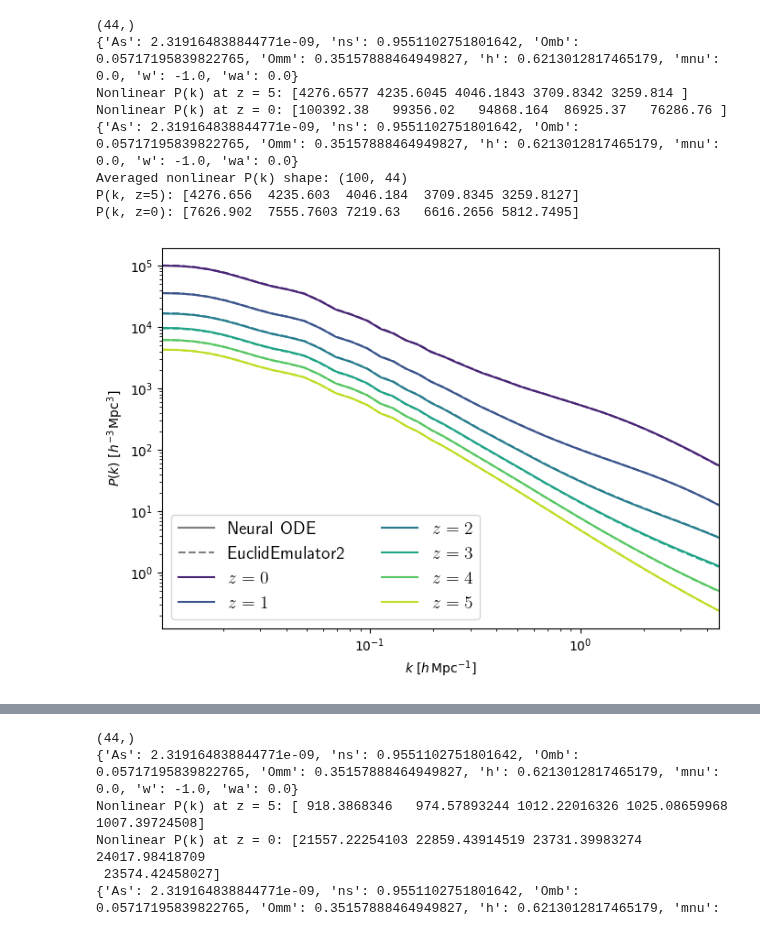
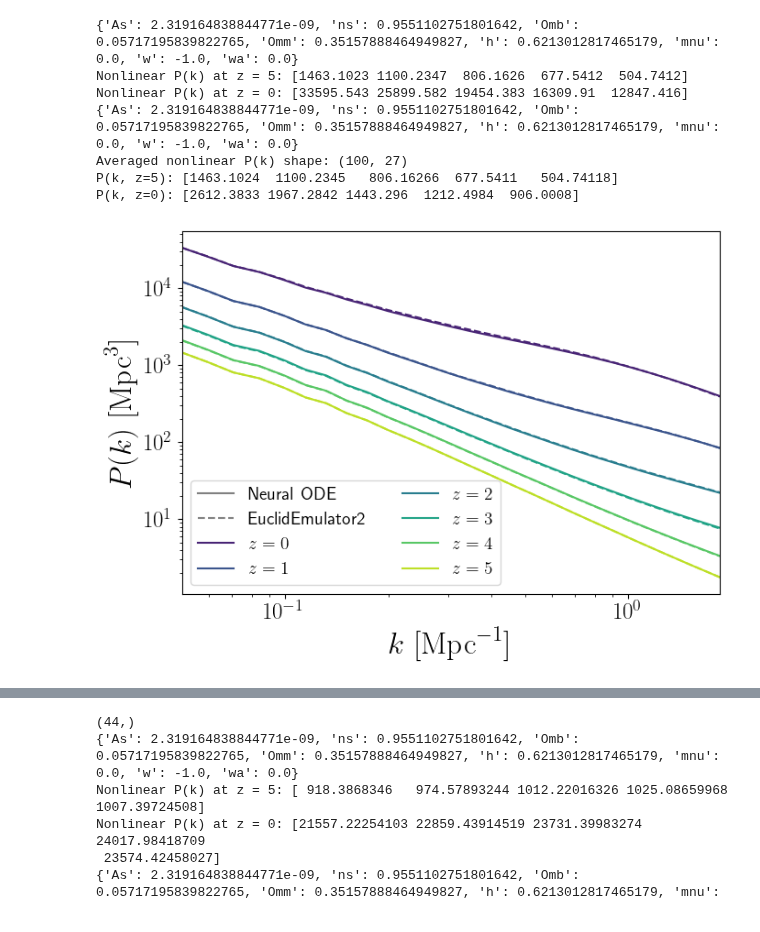
Before and after one commit to pltaylor16/odd_emu, a Jupyter notebook: new_approach_2/results.ipynb, the cells around one changed output, grey strips where cells are left out. Drawn from its saved outputs; the diff is of its cells as text; code cells hidden in the pictures.

```diff
--- a/new_approach_2/results.ipynb
+++ b/new_approach_2/results.ipynb
@@ -13,9 +13,9 @@ for seed in [42]:
 
     # --- Load k-grid ---
     k_full = emulator.modes.astype(np.float32)
-    k_idx = np.where((k_full > 1e-2) & (k_full < 4.9))[0][::6]
+    k_idx = np.where((k_full > 5e-2) & (k_full < 2.))[0][::6]
     k = k_full[k_idx]
-    print (np.shape(k_idx))
+
 
 
     # --- Random cosmology ---
@@ -30,6 +30,9 @@ for seed in [42]:
     mnu = 0.0
     w = -1.0
     wa = 0.0
+
+    k_h_units = k / h
+
 
     cosmo_dict = {
         'As': As, 'ns': ns, 'Omb': Omb, 'Omm': Omm, 'h': h,
@@ -48,7 +51,7 @@ for seed in [42]:
     def get_nonlinear_pk(z):
         inp = np.array([omega_b, omega_cdm, h, ns, ln_10_A_s, z], dtype=np.float32)
         pk_lin = emulator.predict(inp)[k_idx]
-        _, boost = ee2.get_boost(cosmo_dict, np.array([z]), k)
+        _, boost = ee2.get_boost(cosmo_dict, np.array([z]), k_h_units)
         pk_nl = pk_lin * boost[0]
         return pk_nl
 
@@ -73,7 +76,7 @@ for seed in [42]:
     # --- Load k and emulator ---
     emulator = CosmoPowerJAX(probe="mpk_lin")
     k_full = emulator.modes.astype(np.float32)
-    k_idx = np.where((k_full > 1e-2) & (k_full < 4.9))[0][::6]
+    k_idx = np.where((k_full > 5e-2) & (k_full < 2.))[0][::6]
     k = k_full[k_idx]
     k_shp = np.shape(k_idx)[0]
 
@@ -95,7 +98,7 @@ for seed in [42]:
     def get_nl_logpk(z):
         inp = np.array([omega_b, omega_cdm, h, ns, ln_10_A_s, z], dtype=np.float32)
         pk_lin = emulator.predict(inp)[k_idx]
-        _, boost = ee2.get_boost(cosmo_dict, np.array([z]), k)
+        _, boost = ee2.get_boost(cosmo_dict, np.array([z]), k_h_units)
         pk_nl = pk_lin * boost[0]
         return jnp.log(pk_nl.astype(jnp.float32))
 
@@ -217,42 +220,41 @@ for seed in [42]:
     # Set global font sizes
     rcParams.update({
         "legend.fontsize": 18,         # Legend text
         "axes.labelsize": 24,          # Axis labels
         "xtick.labelsize": 18,         # X-axis tick labels
         "ytick.labelsize": 18          # Y-axis tick labels
     })
     plt.xscale('log')
     plt.yscale('log')
-    plt.xlabel(r"$k\ [h\,\mathrm{Mpc}^{-1}]$")
-    plt.ylabel(r"$P(k)\ [h^{-3}\,\mathrm{Mpc}^3]$")
+    plt.xlabel(r"$k\ [\mathrm{Mpc}^{-1}]$")
+    plt.ylabel(r"$P(k)\ [\mathrm{Mpc}^3]$")
     plt.xlim(k.min(), k.max())
     #plt.ylim(5e1, 3e5)
 
     # Custom legend
     style_handles = [
         Line2D([0], [0], color='gray', ls='-', label='Neural ODE'),
         Line2D([0], [0], color='gray', ls='--', label='EuclidEmulator2')
     ]
     color_handles = [
         Line2D([0], [0], color=colors[i], ls='-', label=fr'$z={z}$')
         for i, z in enumerate(z_list)
     ]
     handles = style_handles + color_handles
     plt.legend(handles=handles, fontsize=14, ncol=2, loc='lower left')
 
     plt.tight_layout()
     plt.plot()
     plt.savefig('plots/pk.pdf')
 # %% [output]
-(44,)
 {'As': 2.319164838844771e-09, 'ns': 0.9551102751801642, 'Omb': 0.05717195839822765, 'Omm': 0.35157888464949827, 'h': 0.6213012817465179, 'mnu': 0.0, 'w': -1.0, 'wa': 0.0}
-Nonlinear P(k) at z = 5: [4276.6577 4235.6045 4046.1843 3709.8342 3259.814 ]
-Nonlinear P(k) at z = 0: [100392.38   99356.02   94868.164  86925.37   76286.76 ]
+Nonlinear P(k) at z = 5: [1463.1023 1100.2347  806.1626  677.5412  504.7412]
+Nonlinear P(k) at z = 0: [33595.543 25899.582 19454.383 16309.91  12847.416]
 {'As': 2.319164838844771e-09, 'ns': 0.9551102751801642, 'Omb': 0.05717195839822765, 'Omm': 0.35157888464949827, 'h': 0.6213012817465179, 'mnu': 0.0, 'w': -1.0, 'wa': 0.0}
-Averaged nonlinear P(k) shape: (100, 44)
-P(k, z=5): [4276.656  4235.603  4046.184  3709.8345 3259.8127]
-P(k, z=0): [7626.902  7555.7603 7219.63   6616.2656 5812.7495]
+Averaged nonlinear P(k) shape: (100, 27)
+P(k, z=5): [1463.1024  1100.2345   806.16266  677.5411   504.74118]
+P(k, z=0): [2612.3833 1967.2842 1443.296  1212.4984  906.0008]
-[figure, old version]
+[figure, new version]
 # %%
 import numpy as np
 from cosmopower_jax.cosmopower_jax import CosmoPowerJAX
```
Also changed, not shown: parts of 2 cells of this notebook.
